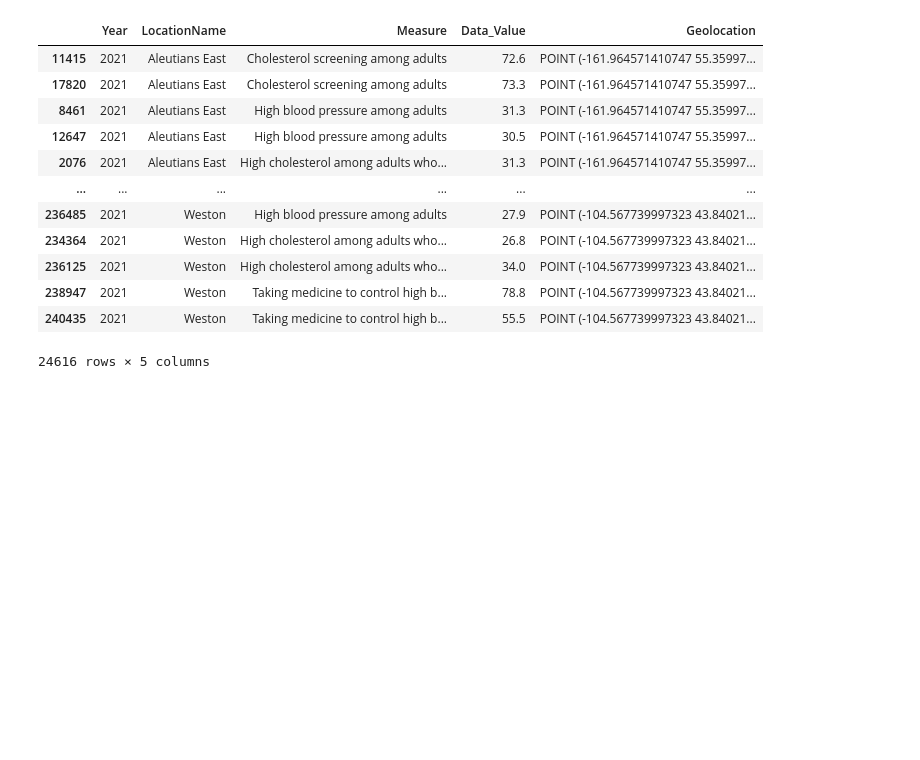
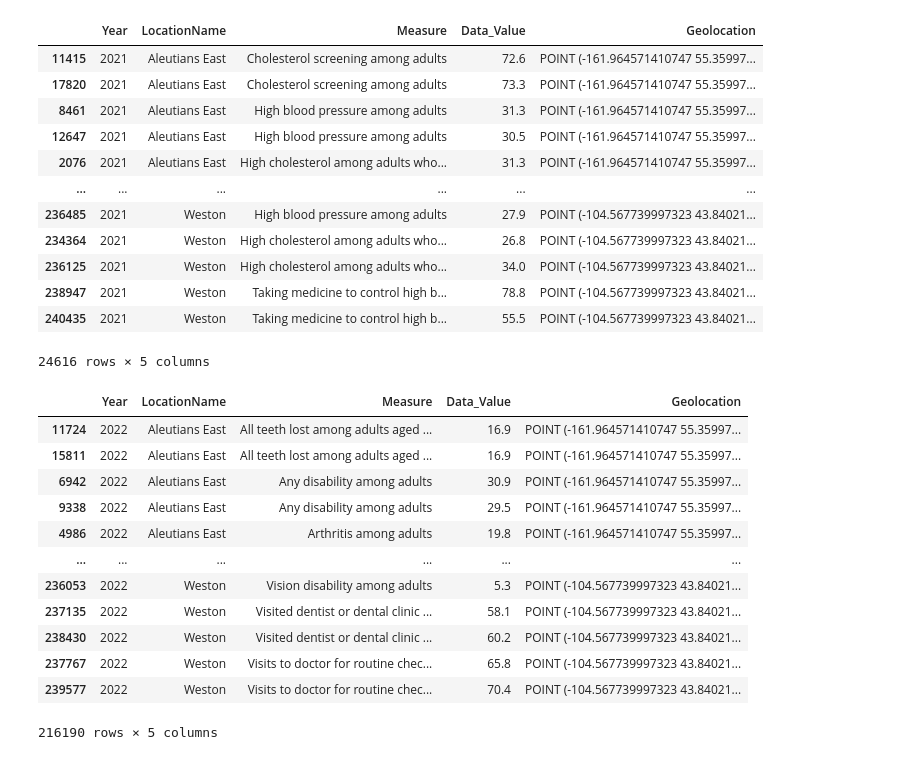
Before and after one commit to k2narendra/Income_vs_Health_Analysis, a Jupyter notebook: Notebook/Capstone_income_vs_Health.ipynb, the cells around one changed output. Cells and saved outputs as stored; diff of their text form; code cells hidden in the pictures; blank space fills up the shorter version.

```diff
--- a/Notebook/Capstone_income_vs_Health.ipynb
+++ b/Notebook/Capstone_income_vs_Health.ipynb
@@ -88,3 +88,22 @@ income_2021
 | 238947 | 2021 | Weston | Taking medicine to control high b... | 78.8 | POINT (-104.567739997323 43.84021... |
 | 240435 | 2021 | Weston | Taking medicine to control high b... | 55.5 | POINT (-104.567739997323 43.84021... |
 24616 rows × 5 columns
+# %%
+income_2022=income_2022.sort_values(by= ['StateAbbr', 'LocationName', 'Measure'])
+income_2022 = income_2022[['Year', 'LocationName', 'Measure', 'Data_Value', 'Geolocation']]
+# %%
+income_2022
+# %% [output]
+|  | Year | LocationName | Measure | Data_Value | Geolocation |
+| 11724 | 2022 | Aleutians East | All teeth lost among adults aged ... | 16.9 | POINT (-161.964571410747 55.35997... |
+| 15811 | 2022 | Aleutians East | All teeth lost among adults aged ... | 16.9 | POINT (-161.964571410747 55.35997... |
+| 6942 | 2022 | Aleutians East | Any disability among adults | 30.9 | POINT (-161.964571410747 55.35997... |
+| 9338 | 2022 | Aleutians East | Any disability among adults | 29.5 | POINT (-161.964571410747 55.35997... |
+| 4986 | 2022 | Aleutians East | Arthritis among adults | 19.8 | POINT (-161.964571410747 55.35997... |
+| ... | ... | ... | ... | ... | ... |
+| 236053 | 2022 | Weston | Vision disability among adults | 5.3 | POINT (-104.567739997323 43.84021... |
+| 237135 | 2022 | Weston | Visited dentist or dental clinic ... | 58.1 | POINT (-104.567739997323 43.84021... |
+| 238430 | 2022 | Weston | Visited dentist or dental clinic ... | 60.2 | POINT (-104.567739997323 43.84021... |
+| 237767 | 2022 | Weston | Visits to doctor for routine chec... | 65.8 | POINT (-104.567739997323 43.84021... |
+| 239577 | 2022 | Weston | Visits to doctor for routine chec... | 70.4 | POINT (-104.567739997323 43.84021... |
+216190 rows × 5 columns
```
Also changed, not shown: parts of 6 cells of this notebook, 1 other file.
